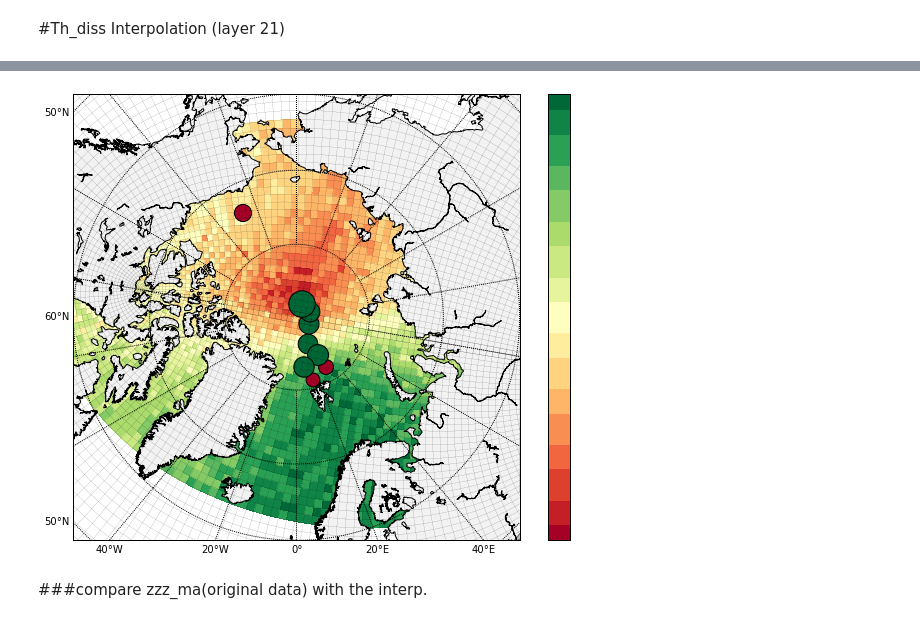
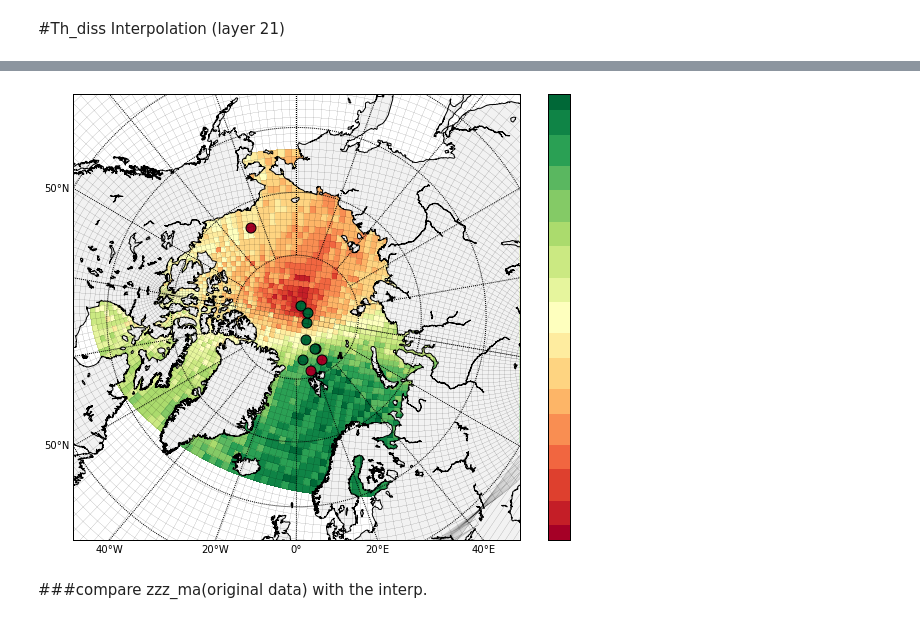
Before and after one commit to UBC-MOAD/analysis-cindy, a Jupyter notebook: notebooks/[initial_condition]Horizontal interpolation2.ipynb, the cells around one changed output, grey strips where cells are left out. Cells and saved outputs as stored; diff of their text form; code cells hidden in the pictures.

```diff
--- a/notebooks/[initial_condition]Horizontal interpolation2.ipynb
+++ b/notebooks/[initial_condition]Horizontal interpolation2.ipynb
@@ -41,7 +41,9 @@ nav_lat=coordinate_obj.variables['nav_lat'][:]
 m = Basemap(projection='npstere',boundinglat=55,lon_0=0,resolution='l')
 x_dis,y_dis = m(x_ma, y_ma)
 x_lon,y_lat = m(nav_lon, nav_lat)
-a,b=m(0,90)
+a,b=m(90,90)
+#print a
+#print b
 # %%
 xx_lon=np.empty([149,182])
 yy_lat=np.empty([149,182])
@@ -50,27 +52,24 @@ yy_dis=np.empty([len(x_dis)])
 
 for j in range (182):
     for i in range (149):
-
-        if nav_lon[i,j]>0:
-            b_useless, b = m(nav_lon[i,j],nav_lat[i,j])
-            yy_lat[i,j]=2*b-y_lat[i,j]
-        else:
-            yy_lat[i,j]=y_lat[i,j]
-
         xx_lon[i,j]=x_lon[i,j]-a
+        yy_lat[i,j]=y_lat[i,j]-b
 
 xx_lon_ma=np.ma.masked_where(nav_lat<55,xx_lon)
 yy_lat_ma=np.ma.masked_where(nav_lat<55,yy_lat)
 
 
 for k in range (len(xx_dis)):
-        if x_ma[k]>0:
-            b_useless, bb = m(x_ma[k],y_ma[k])
-            yy_dis[k]=2*bb-y_dis[k]
-        else:
-            yy_dis[k]=y_dis[k]
-
         xx_dis[k]=x_dis[k]-a
+        yy_dis[k]=y_dis[k]-b
 xx_dis=np.ma.masked_where(np.isnan(xx_dis),xx_dis)
 yy_dis=np.ma.masked_where(np.isnan(yy_dis),yy_dis)
 z_ma=np.ma.masked_where(np.isnan(yy_dis),z_ma)
+
+xxx_dis=xx_dis.compressed()
+yyy_dis=yy_dis.compressed()
+zzz_ma=z_ma.compressed()
+#print xxx_dis
+#print yyy_dis
+#spherical
+#gaussian
@@ -90,4 +76,4 @@ print yyy_dis
 # %%
-OK = OrdinaryKriging(xxx_dis,yyy_dis, zzz_ma, variogram_model='linear', verbose=False, enable_plotting=False)
+OK = OrdinaryKriging(xxx_dis,yyy_dis, zzz_ma, variogram_model='linear', verbose=True, enable_plotting=True)
 Pa_interp, ss = OK.execute('points',xx_lon, yy_lat)
 Pa_interp=Pa_interp.reshape(149,182)
@@ -94,25 +95,27 @@ Pa_interp=Pa_interp.reshape(149,182)
 # %%
 fig=plt.figure(figsize=(10, 10)); ax=plt.gca()
-m = Basemap(projection='npstere',boundinglat=60,lon_0=0,resolution='l')
+m = Basemap(projection='npstere',boundinglat=55,lon_0=0,resolution='l')
 m.drawcoastlines()
 m.fillcontinents(color = '0.95')
 m.drawparallels(np.arange(-80.,81.,10.),labels=[1, 0, 0, 0])
 m.drawmeridians(np.arange(-180.,181.,20.),labels=[0, 0, 0, 1])
 x,y = m(nav_lon, nav_lat)
 plt.plot(x,y,x.T,y.T,color='k',linewidth=0.1)
 CS = m.pcolor(x[120:-1,:],y[120:-1,:],Pa_interp[120:-1,:],cmap=plt.cm.RdYlGn)
 CBar = plt.colorbar(CS, shrink=0.8)
+#plt.clim(np.min(Pa_interp),np.max(Pa_interp))
 #m.scatter(x[0,90],y[0,90],color='yellow',s=100)
 x_maa=x_ma.compressed()
 y_maa=y_ma.compressed()
 z_maa=z_ma.compressed()
 for j in range(len(x_maa)):
     x2,y2= m(x_maa[j], y_maa[j])
     cmm = plt.cm.get_cmap('RdYlGn')
-    m.scatter(x2,y2,c=z_maa[j],vmin=np.min(Pa_interp),vmax=np.max(Pa_interp),cmap=cmm,s=z_maa[j]*1000)
+    #m.scatter(x2,y2,c=z_maa[j],vmin=np.min(z_maa),vmax=np.max(z_maa),cmap=cmm,s=100)
+    m.scatter(x2,y2,c=z_maa[j],vmin=np.min(Pa_interp),vmax=np.max(Pa_interp),cmap=cmm,s=100)
 plt.show()
 # %% [output]
-[figure, old version]
+[figure, new version]
 # %% [markdown]
 ###compare zzz_ma(original data) with the interp.
 # %%
```
Also changed, not shown: parts of 2 cells of this notebook, 1 other file.
